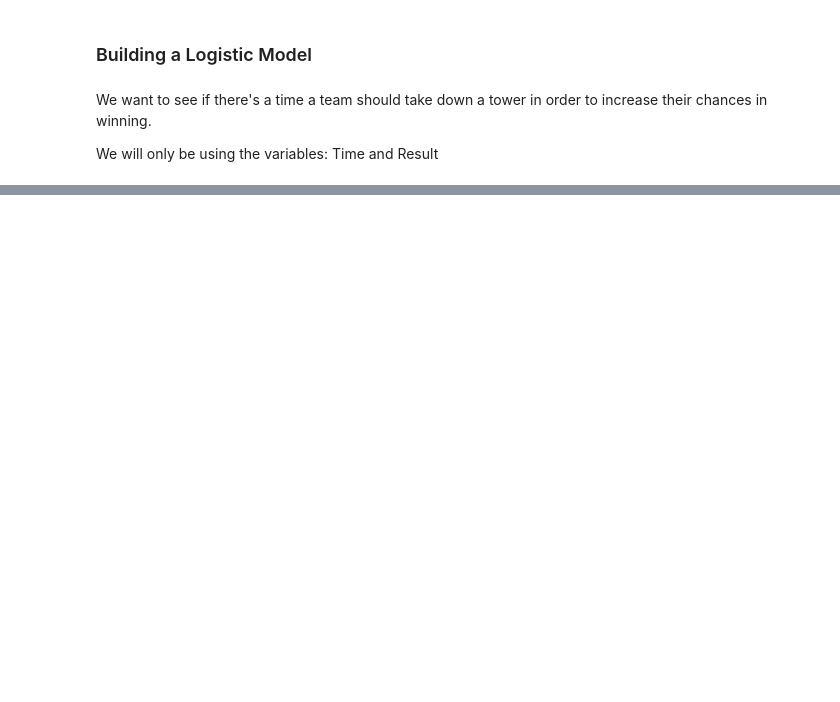
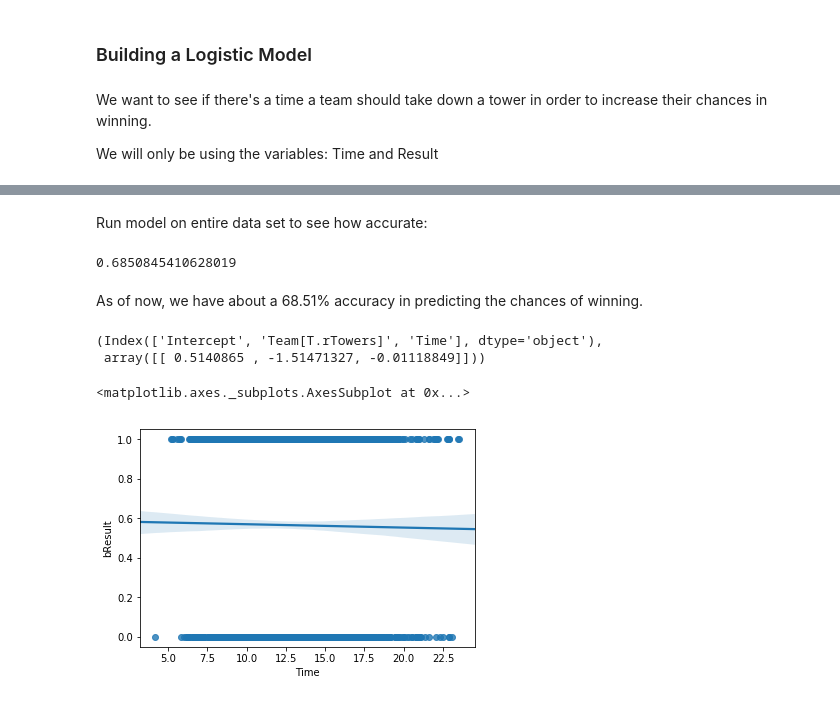
Before and after one commit to kaylindee/131_project, a Jupyter notebook: Stats 131 Final Project.ipynb, the cells around one changed output, grey strips where cells are left out. Cells and saved outputs as stored; diff of their text form; code cells hidden in the pictures; blank space fills up the shorter version.

```diff
--- a/Stats 131 Final Project.ipynb
+++ b/Stats 131 Final Project.ipynb
@@ -355,0 +403,20 @@ from sklearn.cross_validation import cross_val_score
+# %% [markdown]
+Run model on entire data set to see how accurate:
+# %%
+model = LogisticRegression()
+model = model.fit(X,y)
+model.score(X,y)
+# %% [output]
+0.6850845410628019
+# %% [markdown]
+As of now, we have about a 68.51% accuracy in predicting the chances of winning.
+# %%
+X.columns, model.coef_
+# %% [output]
+(Index(['Intercept', 'Team[T.rTowers]', 'Time'], dtype='object'),
+ array([[ 0.5140865 , -1.51471327, -0.01118849]]))
+# %%
+sns.regplot(x = 'Time', y = 'bResult', data = structuresLoL2017_season, logistic = True)
+# %% [output]
+<matplotlib.axes._subplots.AxesSubplot at 0x...>
+[figure, added]
```
Also changed, not shown: parts of 42 cells of this notebook.
